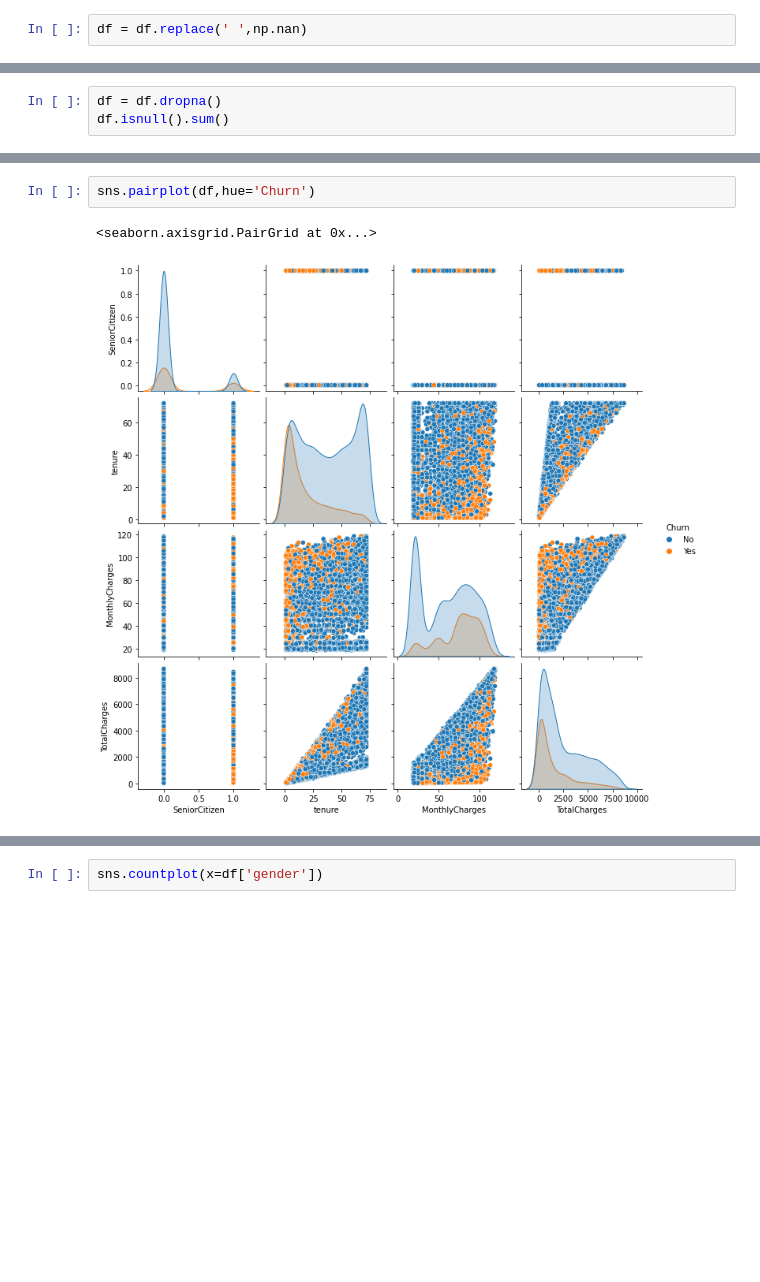
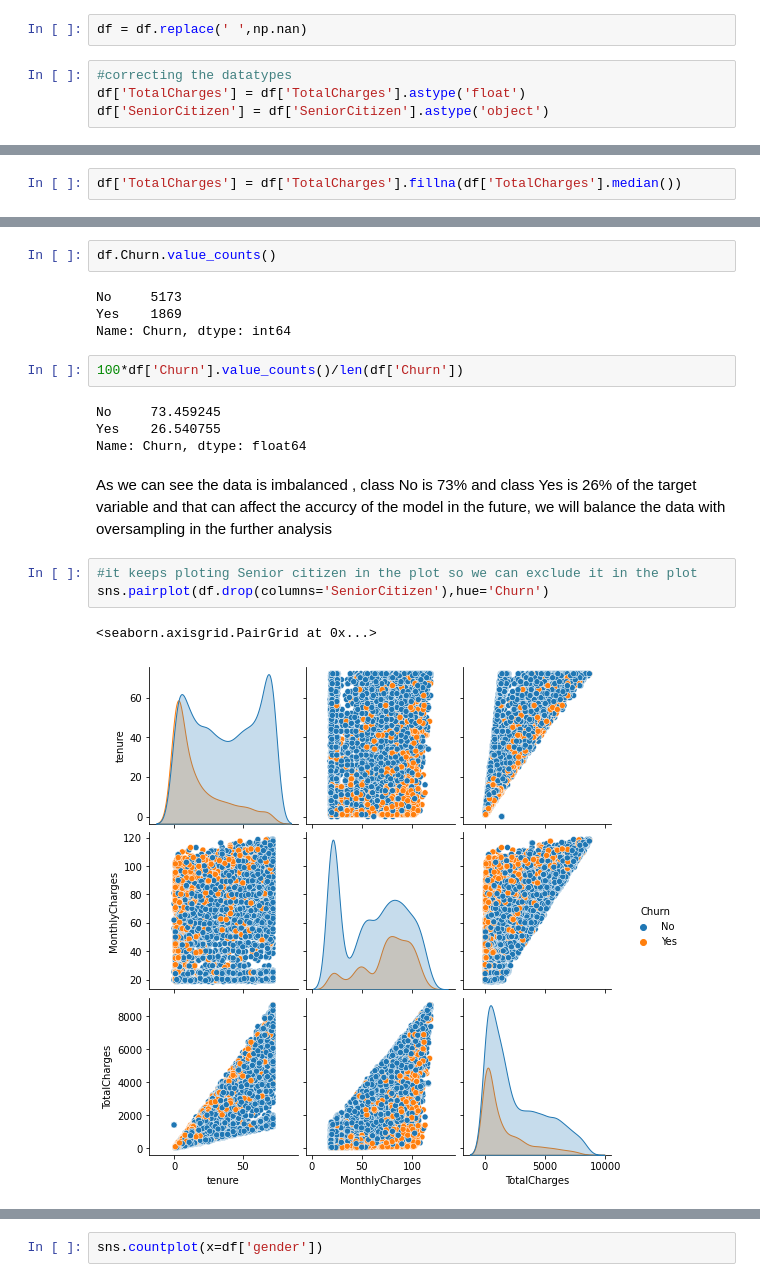
Before and after one commit to mahdihammi/Customer-Churn-Prediction, a Jupyter notebook: churn_customer .ipynb, the cells around one changed output, grey strips where cells are left out. Drawn from its saved outputs; the diff is of its cells as text; blank space fills up the shorter version.

```diff
--- a/churn_customer .ipynb
+++ b/churn_customer .ipynb
@@ -72,2 +133,6 @@ df = df.drop(488)
 # %%
 df = df.replace(' ',np.nan)
+# %%
+#correcting the datatypes
+df['TotalCharges'] = df['TotalCharges'].astype('float')
+df['SeniorCitizen'] = df['SeniorCitizen'].astype('object')
@@ -98,3 +190,2 @@ df.shape
 # %%
-df = df.dropna()
-df.isnull().sum()
+df['TotalCharges'] = df['TotalCharges'].fillna(df['TotalCharges'].median())
@@ -128,5 +212,21 @@ dtype('float64')
+# %%
+df.Churn.value_counts()
+# %% [output]
+No     5173
+Yes    1869
+Name: Churn, dtype: int64
+# %%
+100*df['Churn'].value_counts()/len(df['Churn'])
+# %% [output]
+No     73.459245
+Yes    26.540755
+Name: Churn, dtype: float64
+# %% [markdown]
+As we can see the data is imbalanced , class No is 73% and class Yes is 26% of the target variable and that can affect the accurcy of the model in the future, we will balance the data
+with oversampling in the further analysis
 # %%
-sns.pairplot(df,hue='Churn')
+#it keeps ploting Senior citizen in the plot so we can exclude it in the plot
+sns.pairplot(df.drop(columns='SeniorCitizen'),hue='Churn')
 # %% [output]
 <seaborn.axisgrid.PairGrid at 0x...>
-[figure, old version]
+[figure, new version]
```
Also changed, not shown: parts of 87 cells of this notebook, 5 other files.
